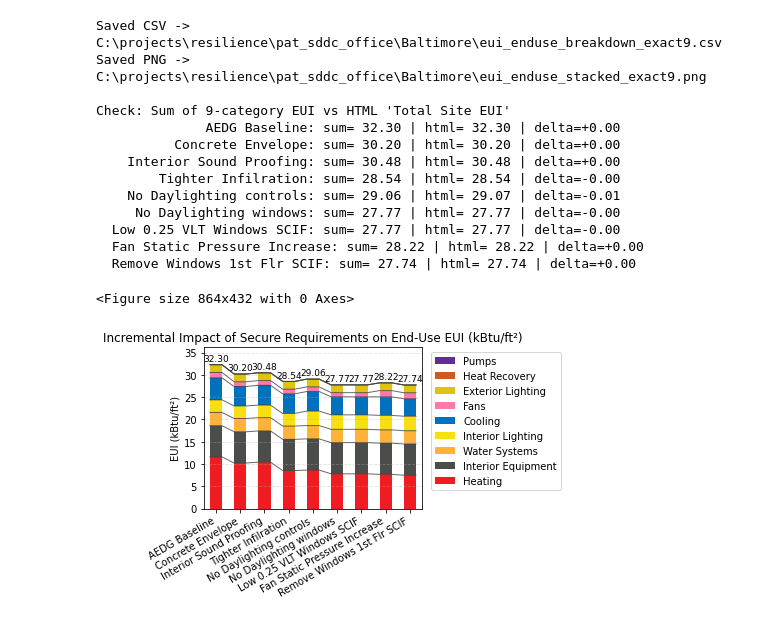
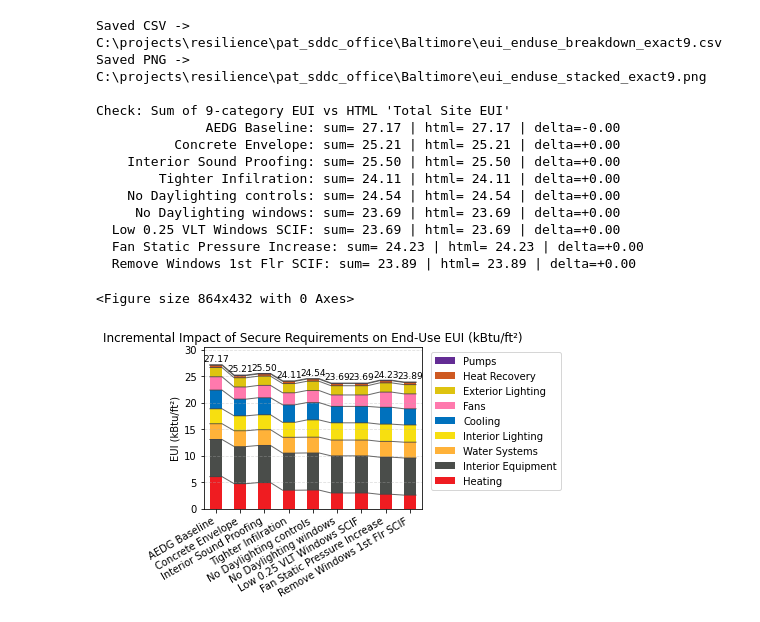
Before and after one commit to brianlball/PAT_projects, a Jupyter notebook: pat_sddc_office/Baltimore/results.ipynb, the cells around one changed output. Saved outputs shown, nothing was run; the diff lists cells and outputs as text; code cells hidden in the pictures.

Commit message:
Baltimore System D results

```diff
--- a/pat_sddc_office/Baltimore/results.ipynb
+++ b/pat_sddc_office/Baltimore/results.ipynb
@@ -11,15 +11,15 @@ from matplotlib.colors import to_rgb
 # ----------------- CONFIG -----------------
 ROOT_DIR = Path(r"C:\projects\resilience\pat_sddc_office\Baltimore")  # <-- your parent
 RUN_ORDER = [
-    {"SystemA_baseline": "AEDG Baseline"},
-    {"SystemA_extwall_R23": "Concrete Envelope"},
-    {"SystemA_extwall_R23_intwall": "Interior Sound Proofing"},
-    {"SystemA_extwall_R23_intwall_infil": "Tighter Infilration"},
-    {"SystemA_extwall_R23_intwall_infil_dlc": "No Daylighting controls"},
-    {"SystemA_extwall_R23_intwall_infil_dlc_dlw": "No Daylighting windows"},
-    {"SystemA_extwall_R23_intwall_infil_dlc_dlw_vlt": "Low 0.25 VLT Windows SCIF"},
-    {"SystemA_extwall_R23_intwall_infil_dlc_dlw_vlt_fan": "Fan Static Pressure Increase"},
-    {"SystemA_extwall_R23_intwall_infil_dlc_dlw_vlt_fan_1flw": "Remove Windows 1st Flr SCIF"}
+    {"SystemD_baseline": "AEDG Baseline"},
+    {"SystemD_extwall_R23": "Concrete Envelope"},
+    {"SystemD_extwall_R23_intwall": "Interior Sound Proofing"},
+    {"SystemD_extwall_R23_intwall_infil": "Tighter Infilration"},
+    {"SystemD_extwall_R23_intwall_infil_dlc": "No Daylighting controls"},
+    {"SystemD_extwall_R23_intwall_infil_dlc_dlw": "No Daylighting windows"},
+    {"SystemD_extwall_R23_intwall_infil_dlc_dlw_vlt": "Low 0.25 VLT Windows SCIF"},
+    {"SystemD_extwall_R23_intwall_infil_dlc_dlw_vlt_fan": "Fan Static Pressure Increase"},
+    {"SystemD_extwall_R23_intwall_infil_dlc_dlw_vlt_fan_1flw": "Remove Windows 1st Flr SCIF"}
     #{"SystemD_extwall_R23_infil": "Tighter Infilration"}
 
     # add more...
@@ -206,40 +206,40 @@ ax.legend(
 #    ax.text(x, total, f"{total:.2f}", ha="center", va="bottom", fontsize=9)
 
 # add right after you compute totals
 totals = df.sum(axis=1)
 ymax = float(totals.max())
 ax.set_ylim(0, ymax * 1.12)  # ~12% headroom
 
 # totals above bars with a slight offset
 for x, total in zip(ax.get_xticks(), totals):
     ax.text(x, total + ymax*0.01, f"{total:.2f}",  # +1% pad
             ha="center", va="bottom", fontsize=9)
 
 plt.tight_layout()
 out_csv = ROOT_DIR / "eui_enduse_breakdown_exact9.csv"
 out_png = ROOT_DIR / "eui_enduse_stacked_exact9.png"
 df.to_csv(out_csv)
 plt.savefig(out_png, dpi=200)
 print(f"Saved CSV -> {out_csv}")
 print(f"Saved PNG -> {out_png}")
 
 # -------------- CHECK OUTPUT --------------
 print("\nCheck: Sum of 9-category EUI vs HTML 'Total Site EUI'")
 for label, sum_eui, html_eui in checks:
     print(f"  {label:>25s}: sum={sum_eui:6.2f} | html={html_eui:6.2f} | delta={sum_eui - html_eui:+.2f}")
 # %% [output]
 Saved CSV -> C:\projects\resilience\pat_sddc_office\Baltimore\eui_enduse_breakdown_exact9.csv
 Saved PNG -> C:\projects\resilience\pat_sddc_office\Baltimore\eui_enduse_stacked_exact9.png
 
 Check: Sum of 9-category EUI vs HTML 'Total Site EUI'
-              AEDG Baseline: sum= 32.30 | html= 32.30 | delta=+0.00
-          Concrete Envelope: sum= 30.20 | html= 30.20 | delta=+0.00
-    Interior Sound Proofing: sum= 30.48 | html= 30.48 | delta=+0.00
-        Tighter Infilration: sum= 28.54 | html= 28.54 | delta=-0.00
-    No Daylighting controls: sum= 29.06 | html= 29.07 | delta=-0.01
-     No Daylighting windows: sum= 27.77 | html= 27.77 | delta=-0.00
-  Low 0.25 VLT Windows SCIF: sum= 27.77 | html= 27.77 | delta=-0.00
-  Fan Static Pressure Increase: sum= 28.22 | html= 28.22 | delta=+0.00
-  Remove Windows 1st Flr SCIF: sum= 27.74 | html= 27.74 | delta=+0.00
+              AEDG Baseline: sum= 27.17 | html= 27.17 | delta=-0.00
+          Concrete Envelope: sum= 25.21 | html= 25.21 | delta=+0.00
+    Interior Sound Proofing: sum= 25.50 | html= 25.50 | delta=+0.00
+        Tighter Infilration: sum= 24.11 | html= 24.11 | delta=+0.00
+    No Daylighting controls: sum= 24.54 | html= 24.54 | delta=+0.00
+     No Daylighting windows: sum= 23.69 | html= 23.69 | delta=+0.00
+  Low 0.25 VLT Windows SCIF: sum= 23.69 | html= 23.69 | delta=+0.00
+  Fan Static Pressure Increase: sum= 24.23 | html= 24.23 | delta=+0.00
+  Remove Windows 1st Flr SCIF: sum= 23.89 | html= 23.89 | delta=+0.00
 <Figure size 864x432 with 0 Axes>
-[figure, old version]
+[figure, new version]
```
Also changed, not shown: 11 other files.
